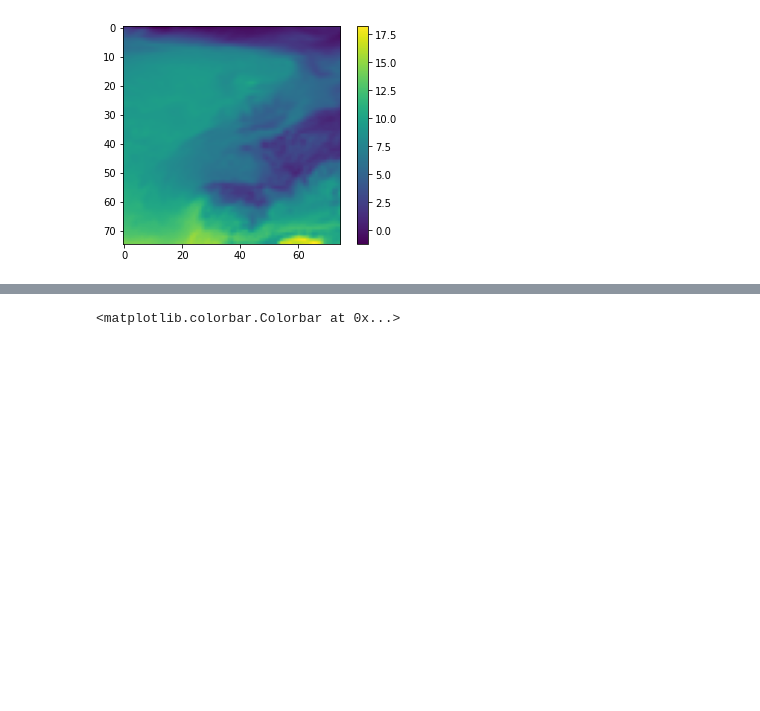
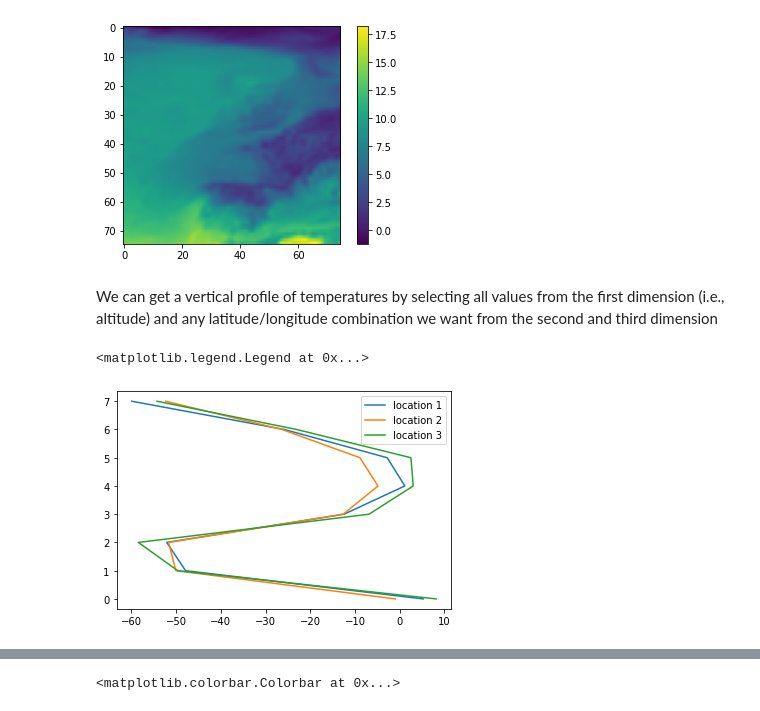
Before and after one commit to sebsteinig/introduction-to-scientific-computing, a Jupyter notebook: week_4/solutions/multi_weather.ipynb, the cells around one changed output, grey strips where cells are left out. Saved outputs shown, nothing was run; the diff lists cells and outputs as text; code cells hidden in the pictures; blank space fills up the shorter version.

```diff
--- a/week_4/solutions/multi_weather.ipynb
+++ b/week_4/solutions/multi_weather.ipynb
@@ -34,3 +34,21 @@ fig.colorbar(im)
 # %% [output]
 <matplotlib.colorbar.Colorbar at 0x...>
 [figure]
+# %% [markdown]
+We can get a vertical profile of temperatures by selecting all values from the first dimension (i.e., altitude) and any latitude/longitude combination we want from the second and third dimension
+# %%
+vertical_temperature_profile_1 = temperature[:,60,40]
+vertical_temperature_profile_2 = temperature[:,0,10]
+vertical_temperature_profile_3 = temperature[:,10,30]
+
+fig, ax = plt.subplots()
+
+# we can simply merge multiple graphs into the "ax" plot
+ax.plot(vertical_temperature_profile_1, np.arange(8), label = "location 1")
+ax.plot(vertical_temperature_profile_2, np.arange(8), label = "location 2")
+ax.plot(vertical_temperature_profile_3, np.arange(8), label = "location 3")
+
+plt.legend()
+# %% [output]
+<matplotlib.legend.Legend at 0x...>
+[figure, added]
```
Also changed, not shown: parts of 2 cells of this notebook, 10 other files.
